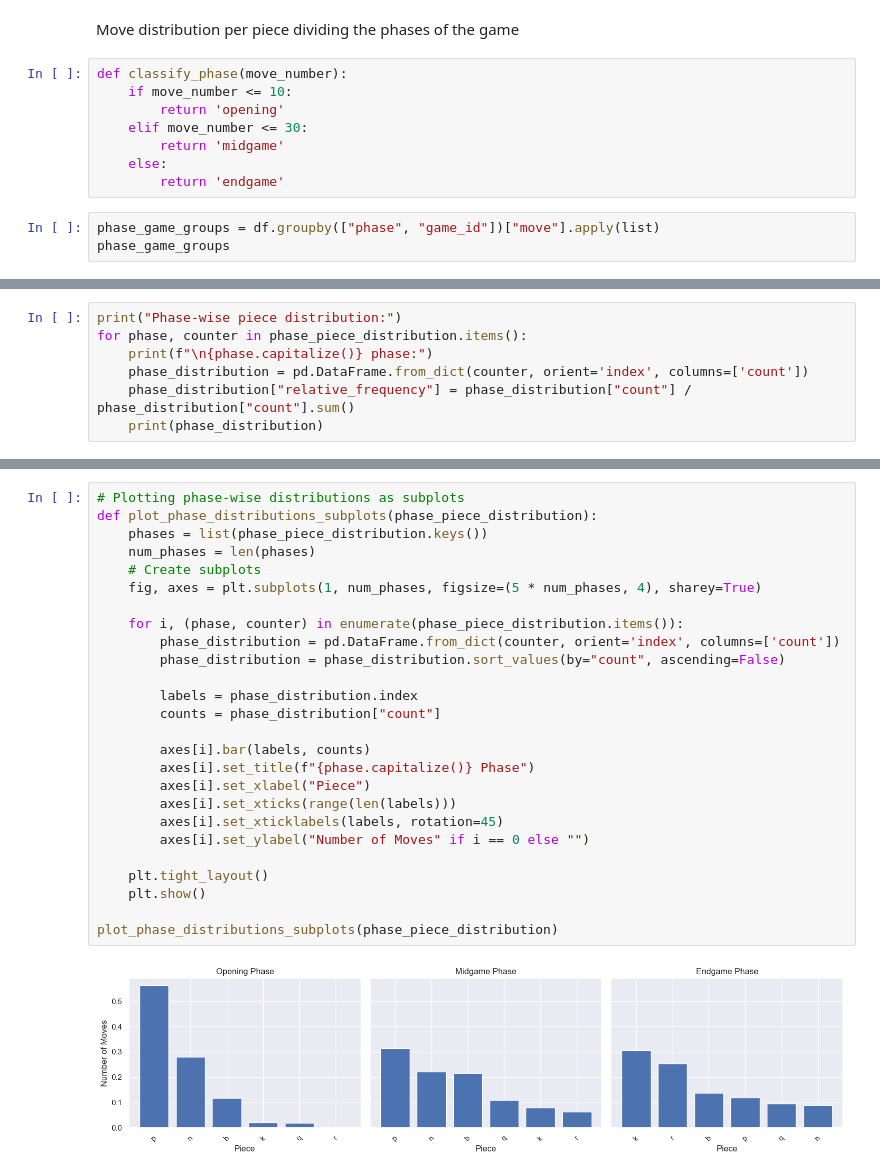
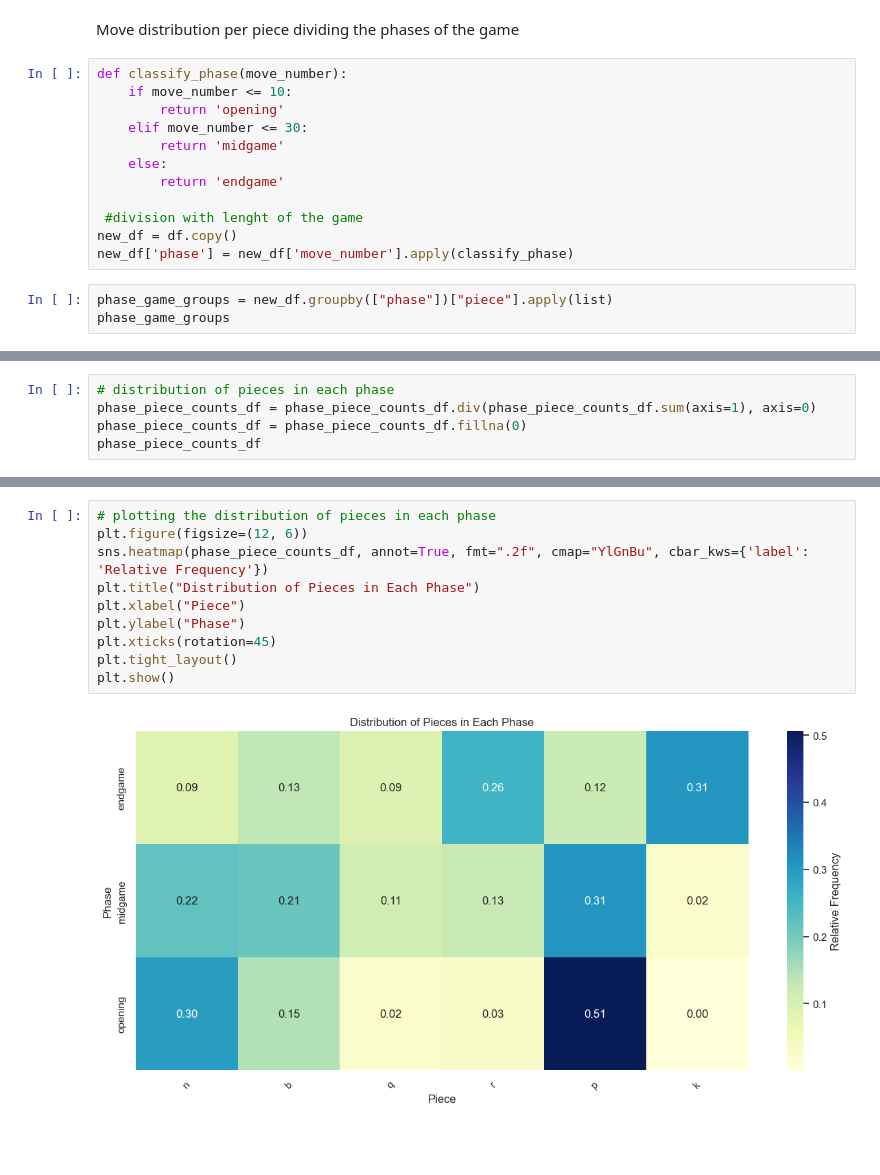
Before and after one commit to NLP-Project-PoliMi-2025/NLP-Project, a Jupyter notebook: MoveDistribution.ipynb, the cells around one changed output, grey strips where cells are left out. Drawn from its saved outputs; the diff is of its cells as text; blank space fills up the shorter version.

Commit message:
feat: modified move distributions using table pieces

```diff
--- a/MoveDistribution.ipynb
+++ b/MoveDistribution.ipynb
@@ -97,7 +80,11 @@ def classify_phase(move_number):
         return 'midgame'
     else:
         return 'endgame'
+
+ #division with lenght of the game
+new_df = df.copy()
+new_df['phase'] = new_df['move_number'].apply(classify_phase)
 # %%
-phase_game_groups = df.groupby(["phase", "game_id"])["move"].apply(list)
+phase_game_groups = new_df.groupby(["phase"])["piece"].apply(list)
 phase_game_groups
 # %% [output]
@@ -148,8 +112,6 @@ for _, row in df.iterrows():
 # %%
-print("Phase-wise piece distribution:")
-for phase, counter in phase_piece_distribution.items():
-    print(f"\n{phase.capitalize()} phase:")
-    phase_distribution = pd.DataFrame.from_dict(counter, orient='index', columns=['count'])
-    phase_distribution["relative_frequency"] = phase_distribution["count"] / phase_distribution["count"].sum()
-    print(phase_distribution)
+# distribution of pieces in each phase
+phase_piece_counts_df = phase_piece_counts_df.div(phase_piece_counts_df.sum(axis=1), axis=0)
+phase_piece_counts_df = phase_piece_counts_df.fillna(0)
+phase_piece_counts_df
 # %% [output]
@@ -173,29 +122,13 @@ k  981709            0.306355
 # %%
-# Plotting phase-wise distributions as subplots
-def plot_phase_distributions_subplots(phase_piece_distribution):
-    phases = list(phase_piece_distribution.keys())
-    num_phases = len(phases)
-    # Create subplots
-    fig, axes = plt.subplots(1, num_phases, figsize=(5 * num_phases, 4), sharey=True)
-
-    for i, (phase, counter) in enumerate(phase_piece_distribution.items()):
-        phase_distribution = pd.DataFrame.from_dict(counter, orient='index', columns=['count'])
-        phase_distribution = phase_distribution.sort_values(by="count", ascending=False)
-
-        labels = phase_distribution.index
-        counts = phase_distribution["count"]
-
-        axes[i].bar(labels, counts)
-        axes[i].set_title(f"{phase.capitalize()} Phase")
-        axes[i].set_xlabel("Piece")
-        axes[i].set_xticks(range(len(labels)))
-        axes[i].set_xticklabels(labels, rotation=45)
-        axes[i].set_ylabel("Number of Moves" if i == 0 else "")
-
-    plt.tight_layout()
-    plt.show()
-
-plot_phase_distributions_subplots(phase_piece_distribution)
+# plotting the distribution of pieces in each phase
+plt.figure(figsize=(12, 6))
+sns.heatmap(phase_piece_counts_df, annot=True, fmt=".2f", cmap="YlGnBu", cbar_kws={'label': 'Relative Frequency'})
+plt.title("Distribution of Pieces in Each Phase")
+plt.xlabel("Piece")
+plt.ylabel("Phase")
+plt.xticks(rotation=45)
+plt.tight_layout()
+plt.show()
 # %% [output]
-[figure, old version]
+[figure, new version]
 # %%
```
Also changed, not shown: parts of 18 cells of this notebook.
